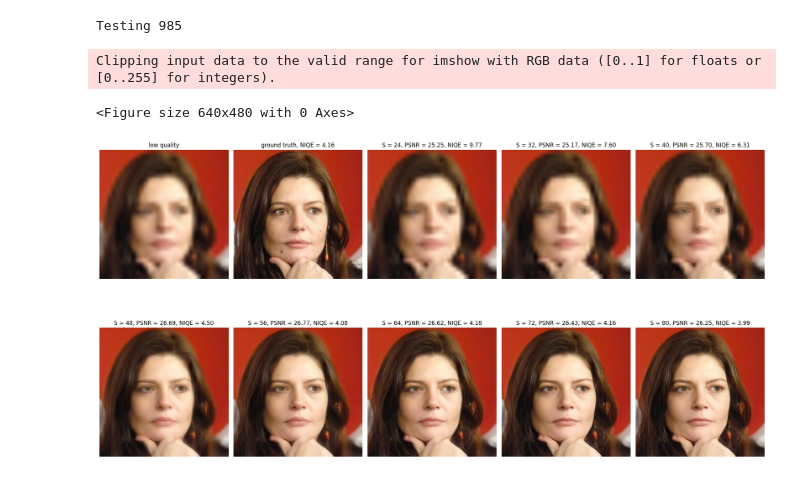
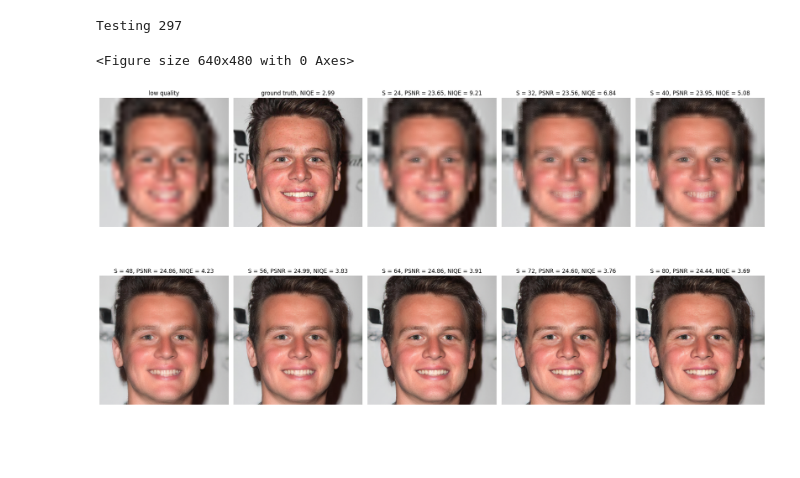
Before and after one commit to ravenser/GCFSR, a Jupyter notebook: Testing.ipynb, the cells around one changed output. Cells and saved outputs as stored; diff of their text form; code cells hidden in the pictures; blank space fills up the shorter version.

```diff
--- a/Testing.ipynb
+++ b/Testing.ipynb
@@ -54,7 +54,7 @@ def toformat(imggt):
         imggt = (imggt * 255.0).round().astype(np.uint8)
         return imggt
 
-def main(inputt, model_path, output, scale):
+def main(inputt, model_path, output, scale, only_up = False):
 
     device = torch.device('cuda' if torch.cuda.is_available() else 'cpu')
 
@@ -72,9 +72,13 @@ def main(inputt, model_path, output, scale):
     print('Testing', imgname)
     # read image
     img = cv2.imread(inputt, cv2.IMREAD_COLOR).astype(np.float32) / 255.
-    imggt = img
-    img = imresize(img, 1/scale)
-    img = imresize(img, scale)
+    if only_up:
+        img = imresize(img, scale)
+        imggt = img
+    else:
+        imggt = img
+        img = imresize(img, 1/scale)
+        img = imresize(img, scale)
     #imggt = img
     imglq = img
     ###### numpy to tensor, BGR to RGB
@@ -86,7 +90,6 @@ def main(inputt, model_path, output, scale):
     img = img.unsqueeze(0).to(device)
 
         ###### setting conditions
-    #in_size = scale / 64.
     imgsrlist = [imglq, imggt]
     imggt= toformat(imggt)
     condlist = ['low quality', f'ground truth, NIQE = {niqe.calculate_niqe(imggt,0):.2f}']
@@ -94,41 +97,43 @@ def main(inputt, model_path, output, scale):
         in_size = i / 64.
         cond = torch.from_numpy(np.array([in_size], dtype=np.float32)).unsqueeze(0).to(device)
         img_sr = generate(img, cond, model, imgname, output,i)
         imgsrlist.append(img_sr)
 
         condlist.append(f'S = {i}, PSNR = {psnr_ssim.calculate_psnr(img_sr, imggt, 0):.2f}, NIQE = {niqe.calculate_niqe(img_sr,0):.2f}')
         gc.collect()
         del img_sr
         #continue
     plt.figure()
     f, axarr = plt.subplots(2,5, figsize=(20, 12), gridspec_kw={'height_ratios': [1, 1]})
 
     axarr = axarr.flatten()
     for i, image in enumerate(imgsrlist):
         axarr[i].imshow(cv2.cvtColor(image, cv2.COLOR_BGR2RGB))
         axarr[i].axis('off')
         axarr[i].set_title(condlist[i])
     #plt.subplots_adjust(hspace=0.00009)
     plt.tight_layout()
     gc.collect()
     del imgsrlist
     del imglq
     del imggt
     del img
     del model
     plt.show()
-inputt ='celebaHQ_512_1000\985.jpg'
-#inputt ='celebaHQ_512_1000/297.jpg'
+#inputt ='celebaHQ_512_1000\985.jpg'
+inputt ='celebaHQ_512_1000/297.jpg'
+#inputt = 'inputs\WIN_20240430_16_48_10_Pro.jpg'
+#inputt = 'inputs\photo_2024-05-11_21-24-41.jpg'
 #model_path='experiments/net_g_140001.pth'
+#model_path='experiments/net_g_150001.pth'
 model_path='experiments/net_g_87501.pth'
-#model_path='experiments/net_g_115001.pth'
 scale = 16
-main(inputt = inputt, model_path =model_path , output = 'results', scale = scale)
+only_up = False
+main(inputt = inputt, model_path =model_path , output = 'results', scale = scale, only_up = only_up)
 # %% [output]
-Testing 985
+Testing 297
-Clipping input data to the valid range for imshow with RGB data ([0..1] for floats or [0..255] for integers).
+<Figure size 640x480 with 0 Axes>
-<Figure size 640x480 with 0 Axes>
-[figure, old version]
+[figure, new version]
 # %%
 import datetime
 import wandb
```
Also changed, not shown: parts of 1 cell of this notebook, 1 other file.
